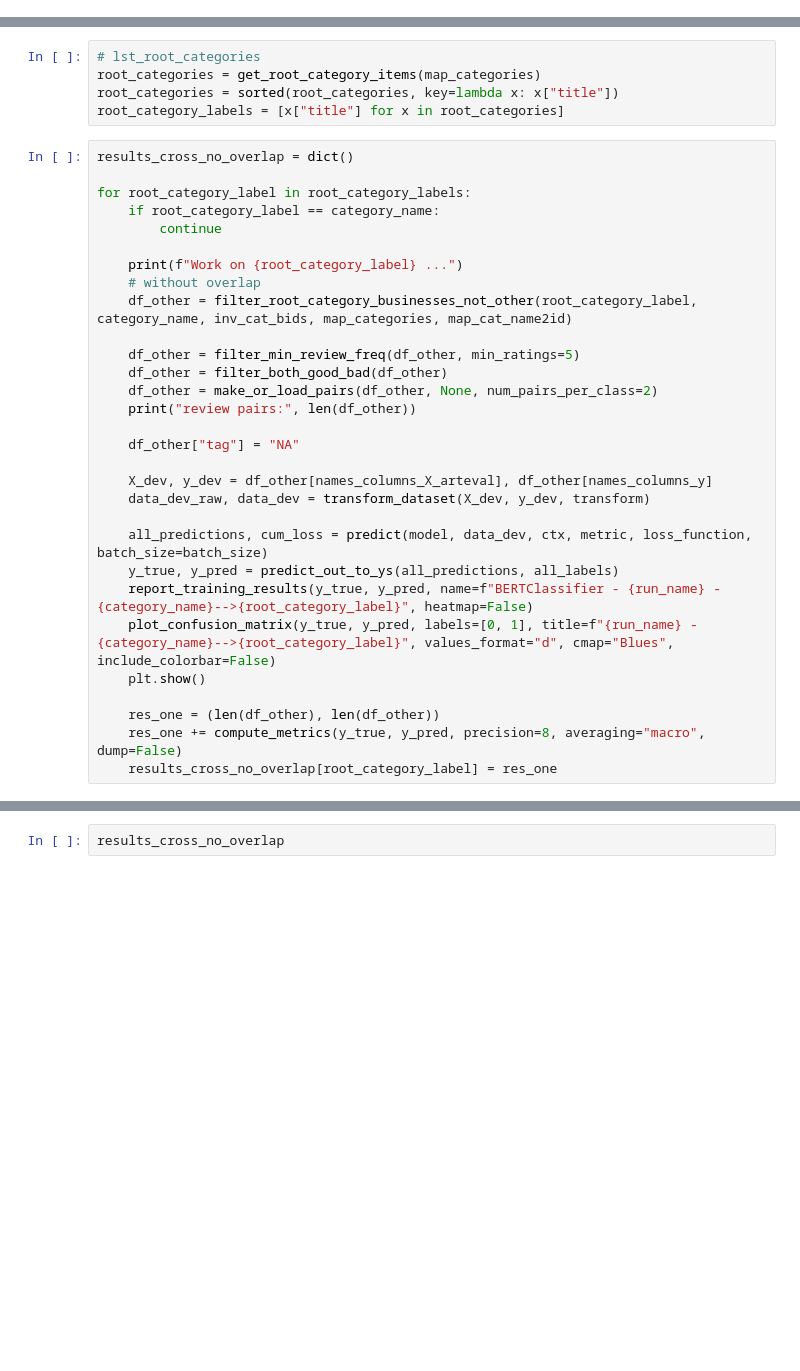
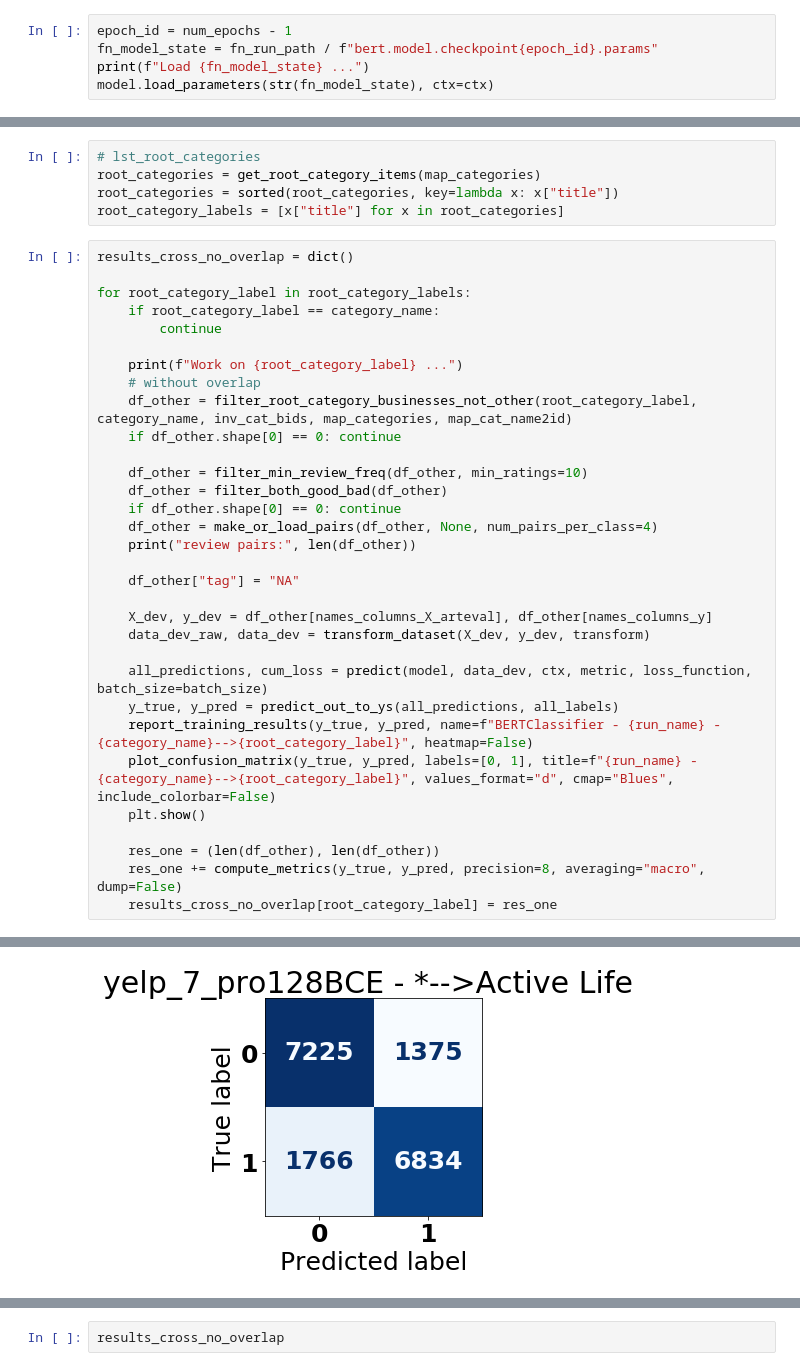
Before and after one commit to Querela/argmining19-same-side-classification, a Jupyter notebook: SentimentDatasets_Yelp_Analysis_PerSide.ipynb, the cells around one changed output, grey strips where cells are left out. Saved outputs shown, nothing was run; the diff lists cells and outputs as text; blank space fills up the shorter version.

```diff
--- a/SentimentDatasets_Yelp_Analysis_PerSide.ipynb
+++ b/SentimentDatasets_Yelp_Analysis_PerSide.ipynb
@@ -1436,2 +1529,7 @@ for epoch_id in range(num_epochs):
 # %% [markdown]
 ### Load other categories and evaluate
+# %%
+epoch_id = num_epochs - 1
+fn_model_state = fn_run_path / f"bert.model.checkpoint{epoch_id}.params"
+print(f"Load {fn_model_state} ...")
+model.load_parameters(str(fn_model_state), ctx=ctx)
@@ -1450,10 +1550,12 @@ for root_category_label in root_category_labels:
     print(f"Work on {root_category_label} ...")
     # without overlap
     df_other = filter_root_category_businesses_not_other(root_category_label, category_name, inv_cat_bids, map_categories, map_cat_name2id)
+    if df_other.shape[0] == 0: continue
 
-    df_other = filter_min_review_freq(df_other, min_ratings=5)
+    df_other = filter_min_review_freq(df_other, min_ratings=10)
     df_other = filter_both_good_bad(df_other)
-    df_other = make_or_load_pairs(df_other, None, num_pairs_per_class=2)
+    if df_other.shape[0] == 0: continue
+    df_other = make_or_load_pairs(df_other, None, num_pairs_per_class=4)
     print("review pairs:", len(df_other))
 
     df_other["tag"] = "NA"
@@ -1470,3 +1572,4 @@ for root_category_label in root_category_labels:
     res_one = (len(df_other), len(df_other))
     res_one += compute_metrics(y_true, y_pred, precision=8, averaging="macro", dump=False)
     results_cross_no_overlap[root_category_label] = res_one
+# %% [output]
@@ -1472,0 +1601 @@ for root_category_label in root_category_labels:
+[figure, added]
```
Also changed, not shown: parts of 15 cells of this notebook, 1 other file.
